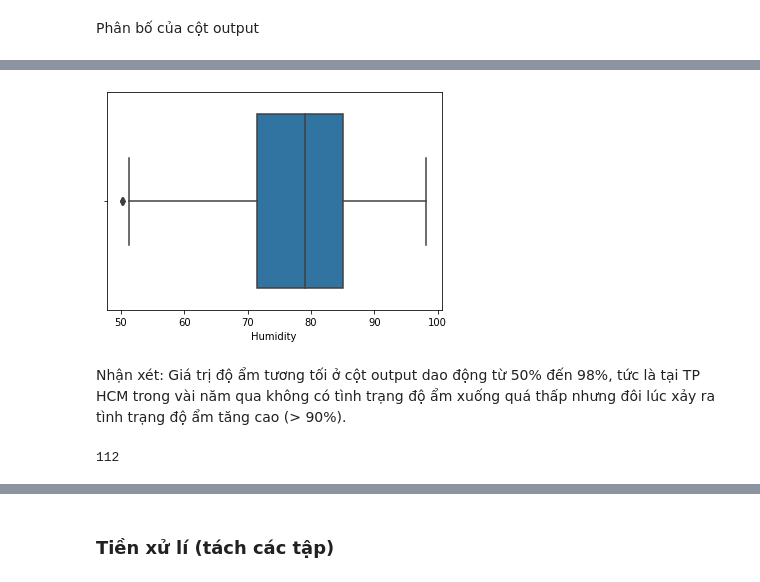
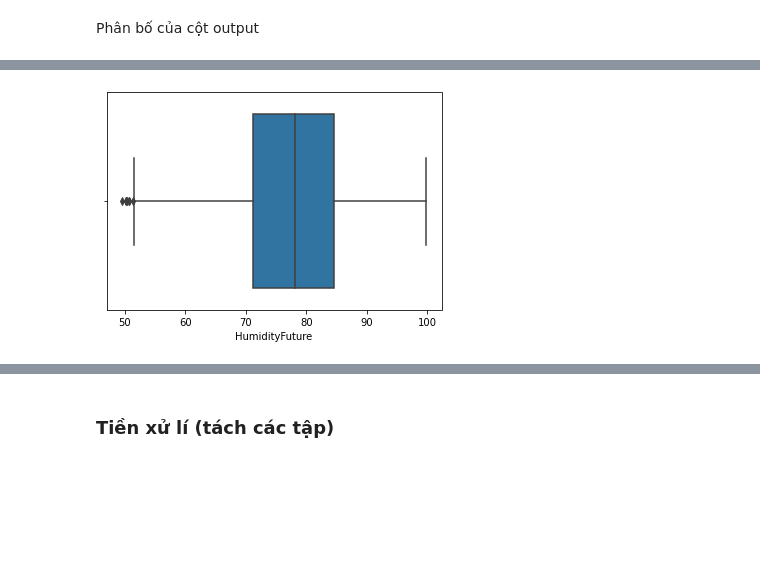
Before and after one commit to TanThinNguyen/data-science-final-project, a Jupyter notebook: weather_forecast.ipynb, the cells around one changed output, grey strips where cells are left out. Cells and saved outputs as stored; diff of their text form; code cells hidden in the pictures; blank space fills up the shorter version.

```diff
--- a/weather_forecast.ipynb
+++ b/weather_forecast.ipynb
@@ -181,0 +217,6 @@ data_df.head()
+# %%
+selected_cols = ['Datetime', 'Tempmax', 'Tempmin', 'Temp', 'Feelslikemax', 'Feelslikemin', 'Feelslike', 'Dew', 'Humidity',
+                 'Precip', 'Precipcover', 'Windspeed', 'Winddir', 'Windgust', 'Pressure', 'Cloudcover', 'Visibility', 'Conditions', 'Icon']
+data_df = pd.read_csv('historical_weather_data.csv')
+data_df = data_df[selected_cols]
+data_df.head()
@@ -181,0 +232,5 @@ data_df.head()
+# %%
+next_days = 1
+humidity_future = [data_df.loc[i + next_days, 'Humidity'] for i in range(data_df.shape[0] - next_days)] + [None]*next_days
+data_df['HumidityFuture'] = humidity_future
+data_df.head()
@@ -181,0 +246,28 @@ data_df.head()
+# %%
+max_prev_day = 8
+prev_days = list(range(1, max_prev_day + 1))
+
+for prev_day in prev_days:
+    humidity_prev = [None]*prev_day + [data_df.loc[i - prev_day, 'Humidity'] for i in range(prev_day, data_df.shape[0])]
+    col_name = f'HumidityPrev_{prev_day}'
+    data_df[col_name] = humidity_prev
+
+    temp_prev = [None]*prev_day + [data_df.loc[i - prev_day, 'Temp'] for i in range(prev_day, data_df.shape[0])]
+    col_name = f'TempPrev_{prev_day}'
+    data_df[col_name] = temp_prev
+
+    temp_max_prev = [None]*prev_day + [data_df.loc[i - prev_day, 'Tempmax'] for i in range(prev_day, data_df.shape[0])]
+    col_name = f'TempmaxPrev_{prev_day}'
+    data_df[col_name] = temp_max_prev
+
+    temp_min_prev = [None]*prev_day + [data_df.loc[i - prev_day, 'Tempmin'] for i in range(prev_day, data_df.shape[0])]
+    col_name = f'TempminPrev_{prev_day}'
+    data_df[col_name] = temp_min_prev
+
+    dew_prev = [None]*prev_day + [data_df.loc[i - prev_day, 'Dew'] for i in range(prev_day, data_df.shape[0])]
+    col_name = f'DewPrev_{prev_day}'
+    data_df[col_name] = dew_prev
+
+    press_prev = [None]*prev_day + [data_df.loc[i - prev_day, 'Pressure'] for i in range(prev_day, data_df.shape[0])]
+    col_name = f'PressurePrev_{prev_day}'
+    data_df[col_name] = press_prev
@@ -245,0 +377,3 @@ data_df['Humidity'].isna().sum()
+# %%
+data_df = data_df.dropna(subset=['HumidityFuture'])
+data_df.shape
@@ -260,10 +397,4 @@ Name: Humidity, dtype: float64
 # %%
-sns.boxplot(data_df['Humidity']);
+sns.boxplot(data_df['HumidityFuture']);
 # %% [output]
-[figure, old version]
+[figure, new version]
-# %% [markdown]
-Nhận xét: Giá trị độ ẩm tương tối ở cột output dao động từ 50% đến 98%, tức là tại TP HCM trong vài năm qua không có tình trạng độ ẩm xuống quá thấp nhưng đôi lúc xảy ra tình trạng độ ẩm tăng cao (> 90%).
-# %%
-(data_df['Humidity'] > 90).sum()
-# %% [output]
-112
```
Also changed, not shown: parts of 63 cells of this notebook, 2 other files.
